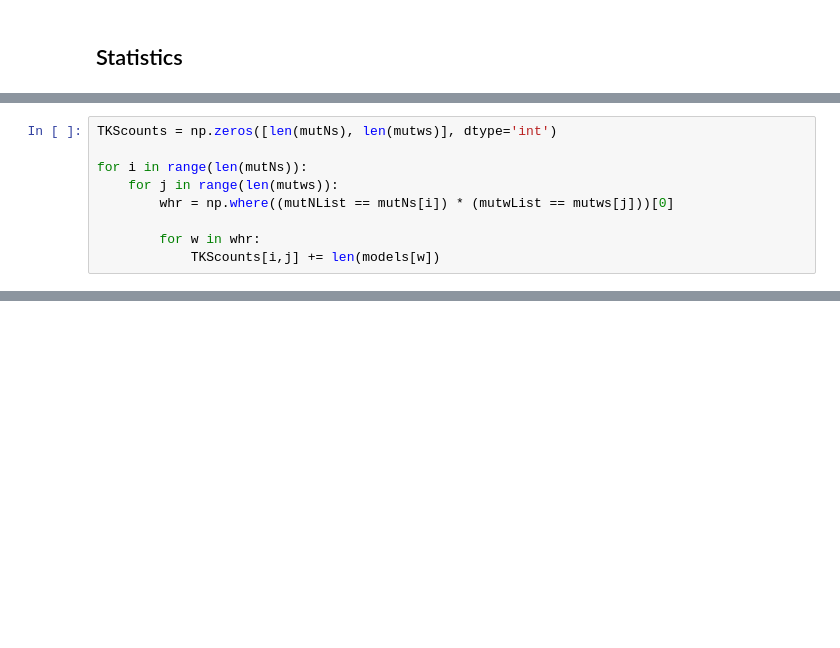
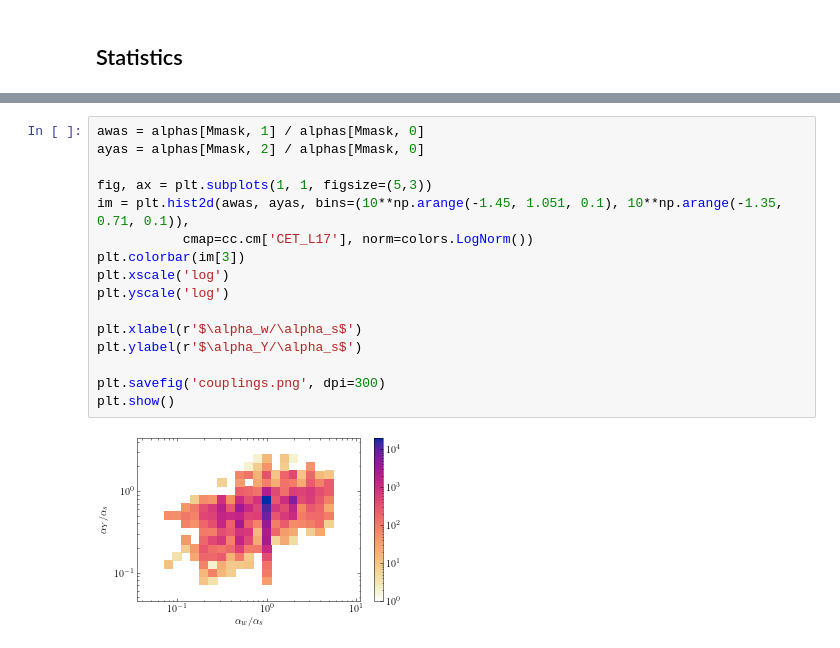
Before and after one commit to gloges/brane-ga, a Jupyter notebook: braneGA.ipynb, the cells around one changed output, grey strips where cells are left out. Cells and saved outputs as stored; diff of their text form; blank space fills up the shorter version.

```diff
--- a/braneGA.ipynb
+++ b/braneGA.ipynb
@@ -498,9 +165,0 @@ mutws = np.unique(mutwList)
-# %%
-TKScounts = np.zeros([len(mutNs), len(mutws)], dtype='int')
-
-for i in range(len(mutNs)):
-    for j in range(len(mutws)):
-        whr = np.where((mutNList == mutNs[i]) * (mutwList == mutws[j]))[0]
-
-        for w in whr:
-            TKScounts[i,j] += len(models[w])
@@ -807,0 +353,18 @@ plt.show()
+# %%
+awas = alphas[Mmask, 1] / alphas[Mmask, 0]
+ayas = alphas[Mmask, 2] / alphas[Mmask, 0]
+
+fig, ax = plt.subplots(1, 1, figsize=(5,3))
+im = plt.hist2d(awas, ayas, bins=(10**np.arange(-1.45, 1.051, 0.1), 10**np.arange(-1.35, 0.71, 0.1)),
+           cmap=cc.cm['CET_L17'], norm=colors.LogNorm())
+plt.colorbar(im[3])
+plt.xscale('log')
+plt.yscale('log')
+
+plt.xlabel(r'$\alpha_w/\alpha_s$')
+plt.ylabel(r'$\alpha_Y/\alpha_s$')
+
+plt.savefig('couplings.png', dpi=300)
+plt.show()
+# %% [output]
+[figure, added]
```
Also changed, not shown: parts of 112 cells of this notebook, 4 other files.
